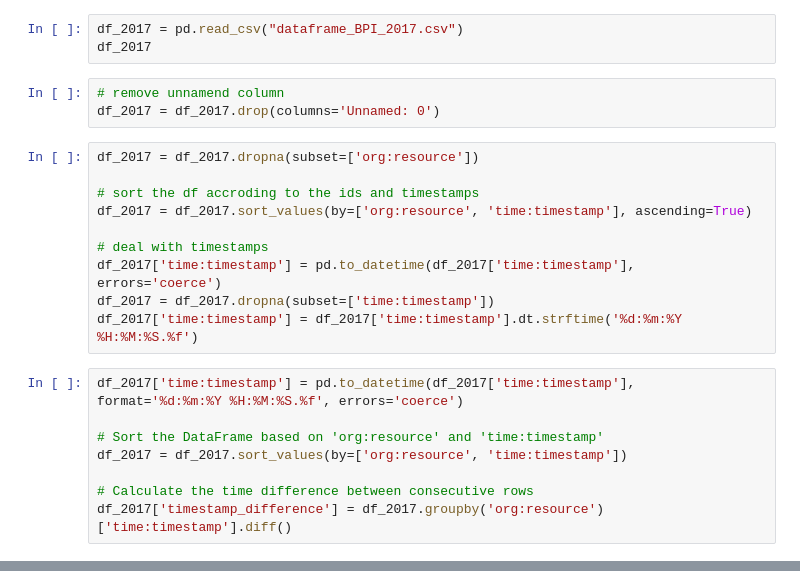
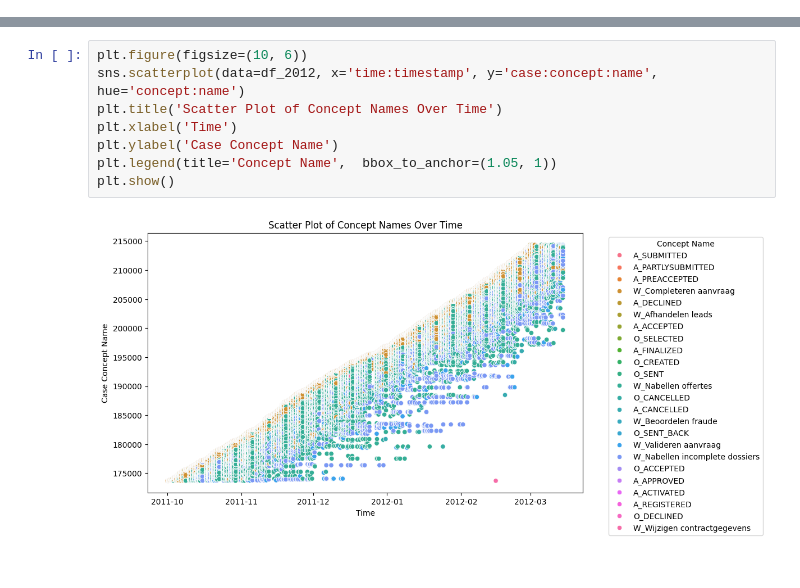
Before and after one commit to AlexRaudvee/Process_Mining_1, a Jupyter notebook: Sprint_1/data_cleaning_2012_2017.ipynb, the cells around one changed output, grey strips where cells are left out. Drawn from its saved outputs; the diff is of its cells as text.

Commit message:
final code for data celaning and test train separ

```diff
--- a/Sprint_1/data_cleaning_2012_2017.ipynb
+++ b/Sprint_1/data_cleaning_2012_2017.ipynb
@@ -150,24 +140,0 @@ df_2012.head(40)
-# %%
-df_2017 = pd.read_csv("dataframe_BPI_2017.csv")
-df_2017
-# %%
-# remove unnamend column
-df_2017 = df_2017.drop(columns='Unnamed: 0')
-# %%
-df_2017 = df_2017.dropna(subset=['org:resource'])
-
-# sort the df accroding to the ids and timestamps
-df_2017 = df_2017.sort_values(by=['org:resource', 'time:timestamp'], ascending=True)
-
-# deal with timestamps
-df_2017['time:timestamp'] = pd.to_datetime(df_2017['time:timestamp'], errors='coerce')
-df_2017 = df_2017.dropna(subset=['time:timestamp'])
-df_2017['time:timestamp'] = df_2017['time:timestamp'].dt.strftime('%d:%m:%Y %H:%M:%S.%f')
-# %%
-df_2017['time:timestamp'] = pd.to_datetime(df_2017['time:timestamp'], format='%d:%m:%Y %H:%M:%S.%f', errors='coerce')
-
-# Sort the DataFrame based on 'org:resource' and 'time:timestamp'
-df_2017 = df_2017.sort_values(by=['org:resource', 'time:timestamp'])
-
-# Calculate the time difference between consecutive rows
-df_2017['timestamp_difference'] = df_2017.groupby('org:resource')['time:timestamp'].diff()
@@ -177,0 +259,10 @@ df_2017.to_csv("clean_BPI_2017.csv")
+# %%
+plt.figure(figsize=(10, 6))
+sns.scatterplot(data=df_2012, x='time:timestamp', y='case:concept:name', hue='concept:name')
+plt.title('Scatter Plot of Concept Names Over Time')
+plt.xlabel('Time')
+plt.ylabel('Case Concept Name')
+plt.legend(title='Concept Name',  bbox_to_anchor=(1.05, 1))
+plt.show()
+# %% [output]
+[figure, added]
```
Also changed, not shown: parts of 25 cells of this notebook, 1 other file.
